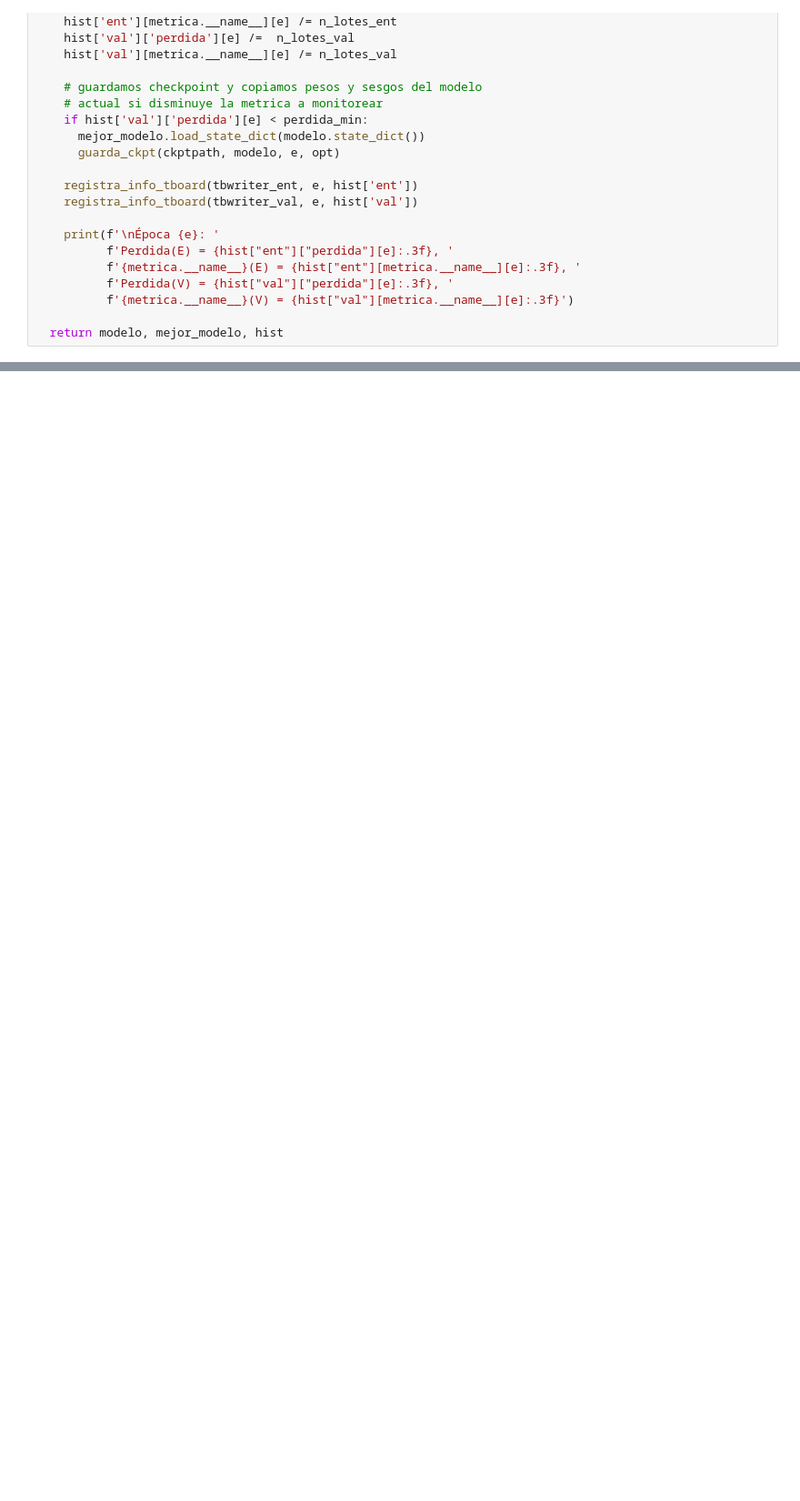
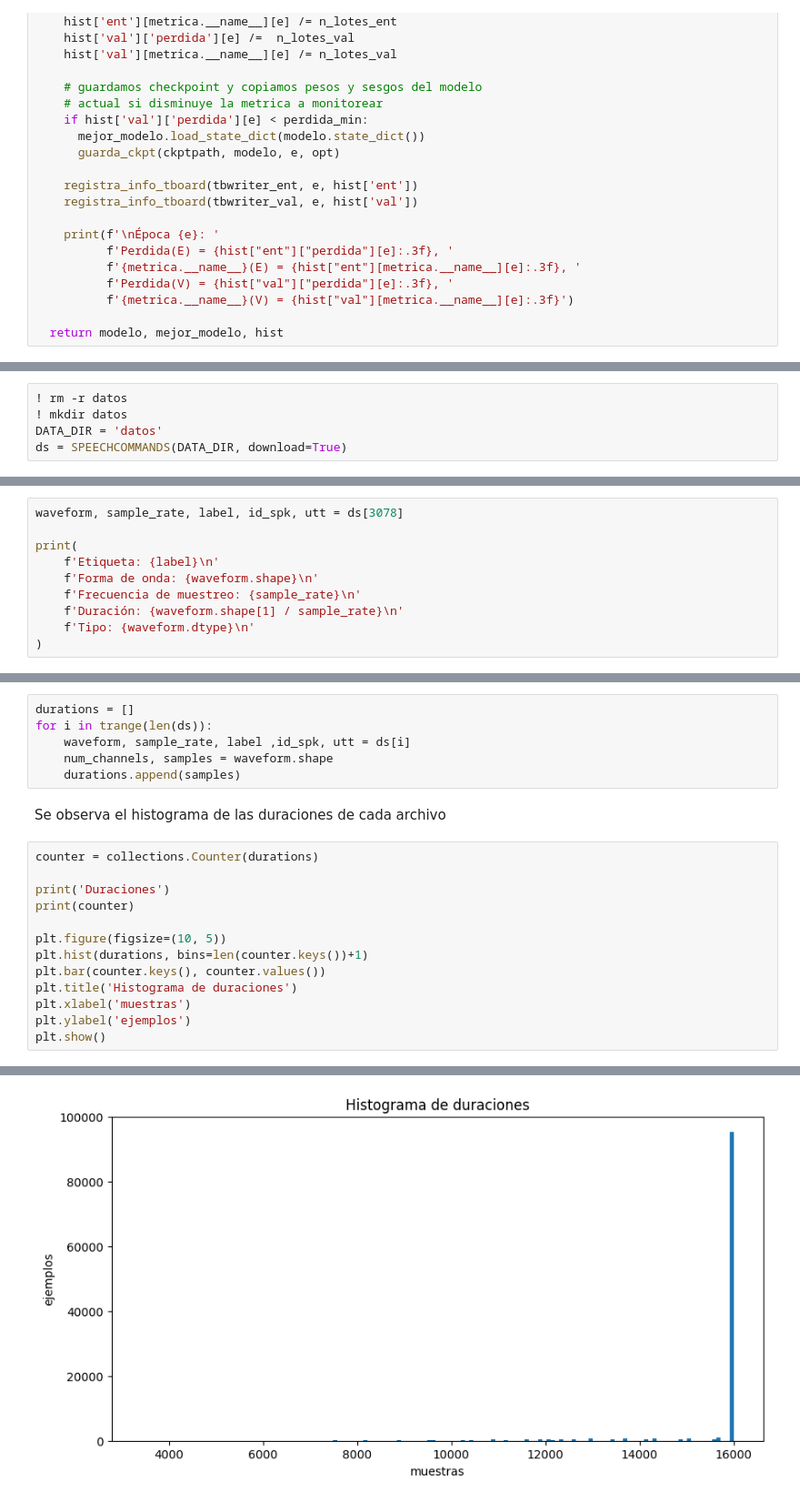
Before and after one commit to sergioar3143/AprendizajeProfundo, a Jupyter notebook: Tarea2_Redes_convolucionales_y_transferencia.ipynb, the cells around one changed output, grey strips where cells are left out. Shown at 91% size. Cells and saved outputs as stored; diff of their text form; blank space fills up the shorter version.

```diff
--- a/Tarea2_Redes_convolucionales_y_transferencia.ipynb
+++ b/Tarea2_Redes_convolucionales_y_transferencia.ipynb
@@ -987,0 +1085,5 @@ convnext2, mejor_convnext2, hist = entrena_ajuste_fino(convnext2,
+# %%
+! rm -r datos
+! mkdir datos
+DATA_DIR = 'datos'
+ds = SPEECHCOMMANDS(DATA_DIR, download=True)
@@ -987,0 +1094,10 @@ convnext2, mejor_convnext2, hist = entrena_ajuste_fino(convnext2,
+# %%
+waveform, sample_rate, label, id_spk, utt = ds[3078]
+
+print(
+    f'Etiqueta: {label}\n'
+    f'Forma de onda: {waveform.shape}\n'
+    f'Frecuencia de muestreo: {sample_rate}\n'
+    f'Duración: {waveform.shape[1] / sample_rate}\n'
+    f'Tipo: {waveform.dtype}\n'
+)
@@ -987,0 +1112,22 @@ convnext2, mejor_convnext2, hist = entrena_ajuste_fino(convnext2,
+# %%
+durations = []
+for i in trange(len(ds)):
+    waveform, sample_rate, label ,id_spk, utt = ds[i]
+    num_channels, samples = waveform.shape
+    durations.append(samples)
+# %% [markdown]
+Se observa el histograma de las duraciones de cada archivo
+# %%
+counter = collections.Counter(durations)
+
+print('Duraciones')
+print(counter)
+
+plt.figure(figsize=(10, 5))
+plt.hist(durations, bins=len(counter.keys())+1)
+plt.bar(counter.keys(), counter.values())
+plt.title('Histograma de duraciones')
+plt.xlabel('muestras')
+plt.ylabel('ejemplos')
+plt.show()
+# %% [output]
@@ -987,0 +1136 @@ convnext2, mejor_convnext2, hist = entrena_ajuste_fino(convnext2,
+[figure, added]
```
Also changed, not shown: parts of 56 cells of this notebook.
